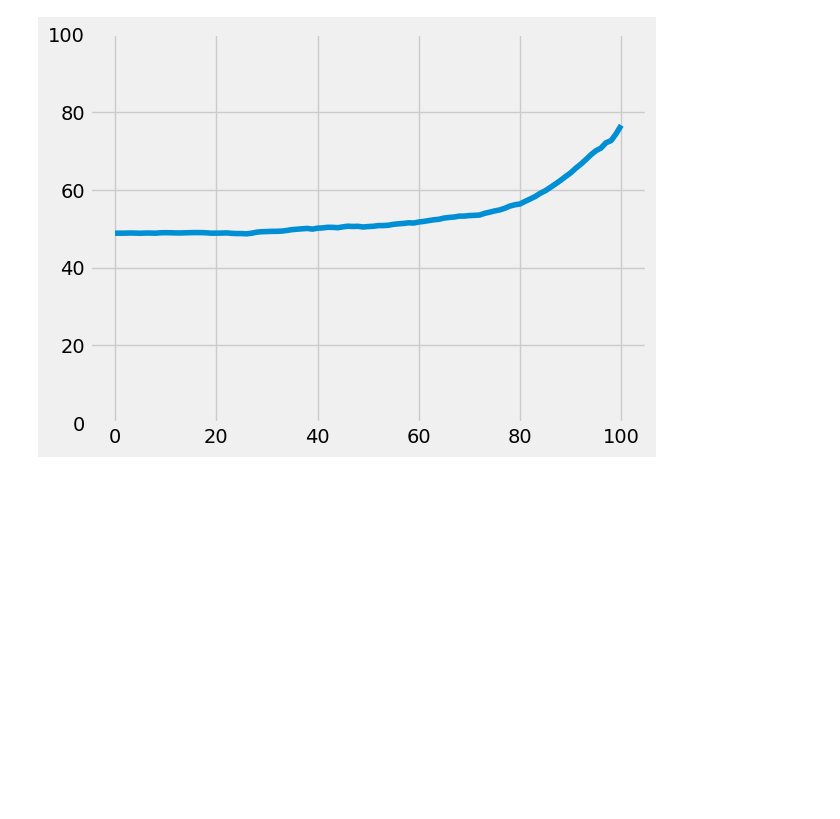
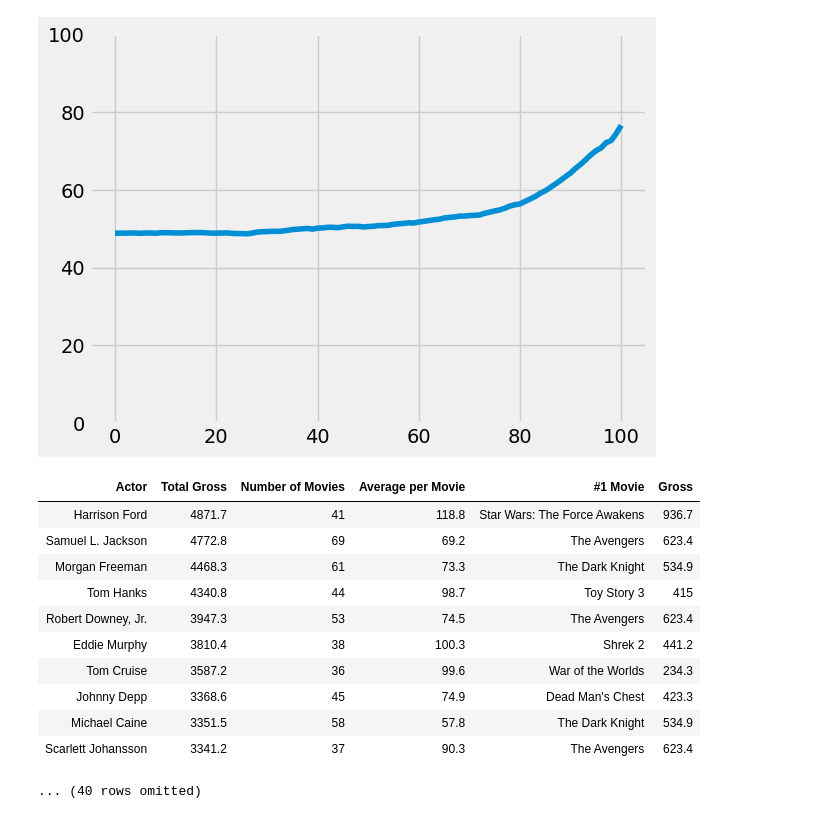
Before and after one commit to lochnes-007/Data8, a Jupyter notebook: 07-Charts.ipynb, the cells around one changed output. Drawn from its saved outputs; the diff is of its cells as text; code cells hidden in the pictures; blank space fills up the shorter version.

```diff
--- a/07-Charts.ipynb
+++ b/07-Charts.ipynb
@@ -135,3 +135,19 @@ plots.ylim(0, 100)
 # %% [output]
 (0.0, 100.0)
 [figure]
+# %%
+actors = Table.read_table("actors.csv")
+actors
+# %% [output]
+| Actor | Total Gross | Number of Movies | Average per Movie | #1 Movie | Gross |
+| Harrison Ford | 4871.7 | 41 | 118.8 | Star Wars: The Force Awakens | 936.7 |
+| Samuel L. Jackson | 4772.8 | 69 | 69.2 | The Avengers | 623.4 |
+| Morgan Freeman | 4468.3 | 61 | 73.3 | The Dark Knight | 534.9 |
+| Tom Hanks | 4340.8 | 44 | 98.7 | Toy Story 3 | 415 |
+| Robert Downey, Jr. | 3947.3 | 53 | 74.5 | The Avengers | 623.4 |
+| Eddie Murphy | 3810.4 | 38 | 100.3 | Shrek 2 | 441.2 |
+| Tom Cruise | 3587.2 | 36 | 99.6 | War of the Worlds | 234.3 |
+| Johnny Depp | 3368.6 | 45 | 74.9 | Dead Man's Chest | 423.3 |
+| Michael Caine | 3351.5 | 58 | 57.8 | The Dark Knight | 534.9 |
+| Scarlett Johansson | 3341.2 | 37 | 90.3 | The Avengers | 623.4 |
+... (40 rows omitted)
```
Also changed, not shown: parts of 3 cells of this notebook.
